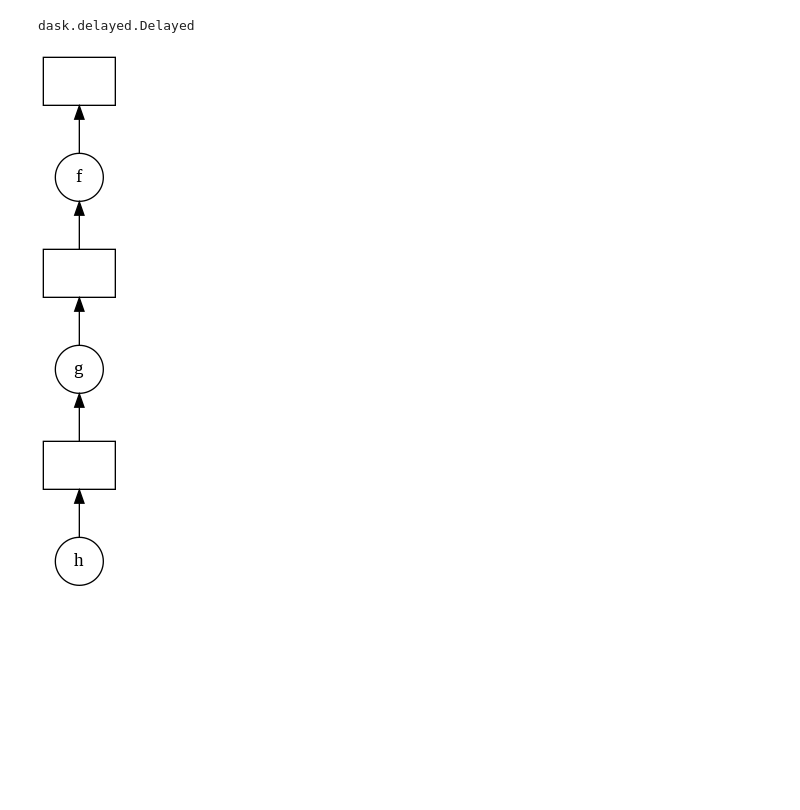
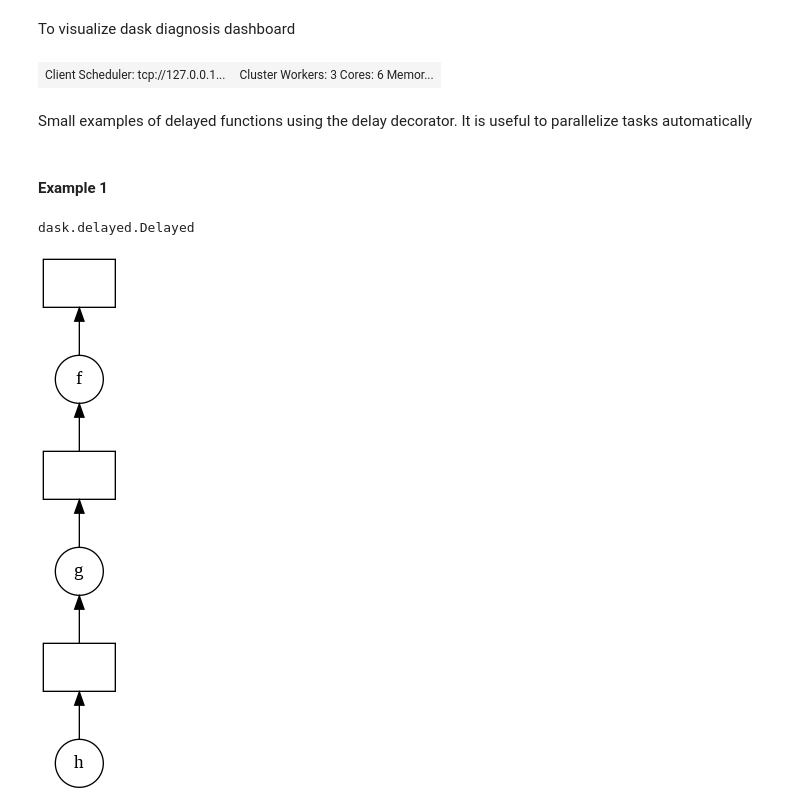
Before and after one commit to leocamus/dask_tutorial, a Jupyter notebook: dask_playgroung.ipynb, the cells around one changed output. Cells and saved outputs as stored; diff of their text form; code cells hidden in the pictures; blank space fills up the shorter version.

```diff
--- a/dask_playgroung.ipynb
+++ b/dask_playgroung.ipynb
@@ -13,3 +9,10 @@ from math import sqrt
+# %% [markdown]
+To visualize dask diagnosis dashboard
+# %%
+client = Client()
+client
+# %% [output]
+| Client Scheduler: tcp://127.0.0.1... | Cluster Workers: 3 Cores: 6 Memor... |
 # %%
 def f(z):
     return sqrt(z+4)
@@ -22,3 +25,7 @@ def h(x):
+# %% [markdown]
+Small examples of delayed functions using the delay decorator. It is useful to parallelize tasks automatically
+# %% [markdown]
+#### Example 1
 # %%
 x=4
 # %%
```
Also changed, not shown: parts of 28 cells of this notebook, 7 other files.
